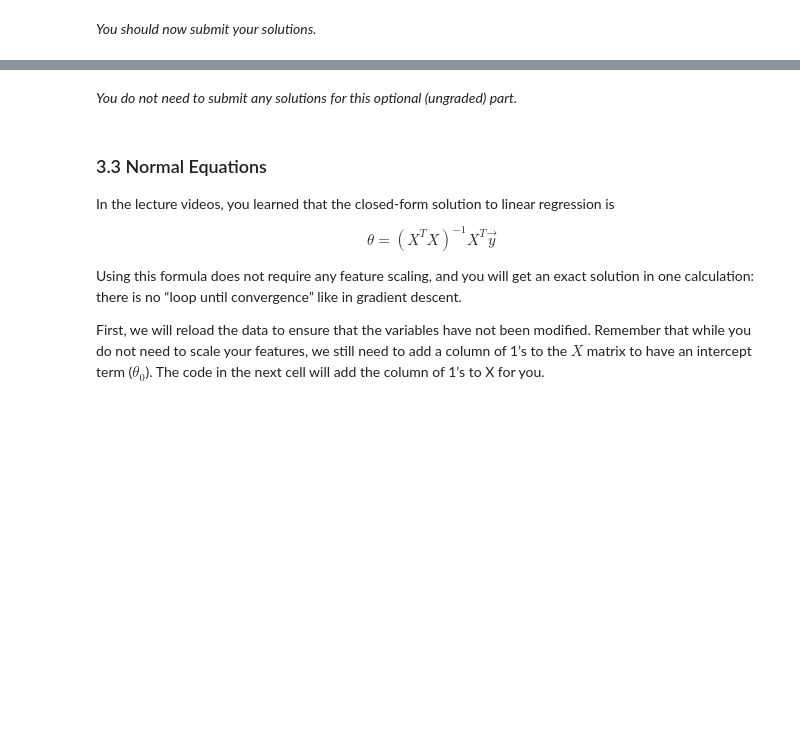
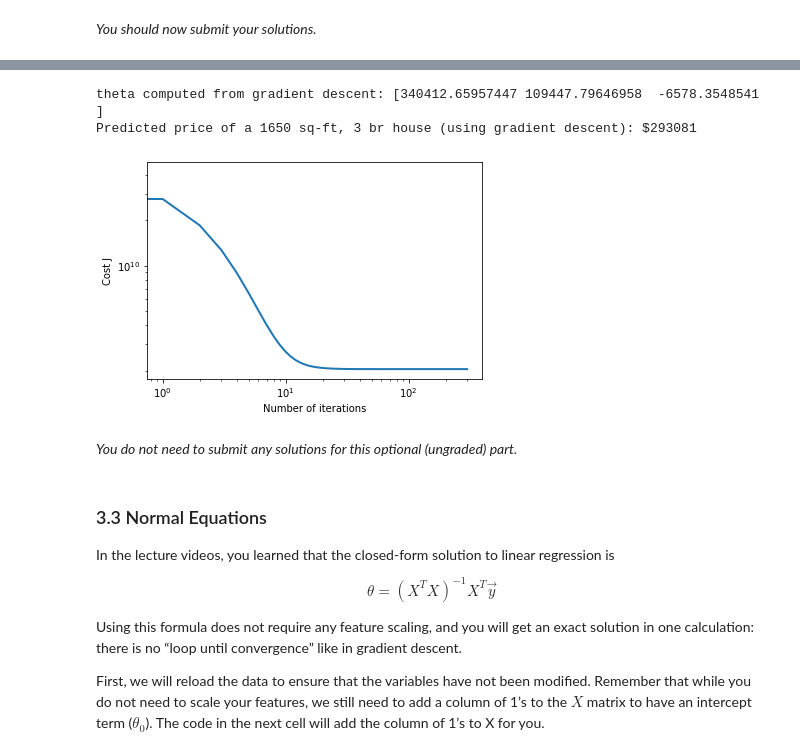
Before and after one commit to SergeiDBykov/ml-coursera-python-assignments, a Jupyter notebook: Exercise1/exercise1.ipynb, the cells around one changed output, grey strips where cells are left out. Saved outputs shown, nothing was run; the diff lists cells and outputs as text; code cells hidden in the pictures; blank space fills up the shorter version.

```diff
--- a/Exercise1/exercise1.ipynb
+++ b/Exercise1/exercise1.ipynb
@@ -386,7 +468,13 @@ def gradientDescent(X, y, theta, alpha, num_iters):
 
     for i in range(num_iters):
         # ==================== YOUR CODE HERE =================================
+        theta0 = theta[0]
+        theta1 = theta[1]
+        model = np.dot(X, np.array([theta0, theta1]))
+        theta0_new = theta0 - alpha*(1/m)*np.sum(model - y)
+        theta1_new = theta1 - alpha*(1/m)*np.sum(X[:,1]*(model - y))
 
+        theta = np.array([theta0_new,theta1_new])
 
         # =====================================================================
 
@@ -570,7 +696,10 @@ def  featureNormalize(X):
     sigma = np.zeros(X.shape[1])
 
     # =========================== YOUR CODE HERE =====================
-
-
+    mu = np.mean(X, axis = 0)
+    sigma = np.std(X, axis = 0)
+    X_norm = (X - mu) / sigma
+    #mu = np.mean(X_norm, axis = 0)
+    #sigma = np.std(X_norm, axis = 0)
     # ================================================================
     return X_norm, mu, sigma
@@ -655,7 +823,8 @@ def computeCostMulti(X, y, theta):
     J = 0
 
     # ======================= YOUR CODE HERE ===========================
-
+    model = np.dot(X, theta)
+    J = 1/(2*m)*np.sum((y - model)**2)
 
     # ==================================================================
     return J
@@ -714,7 +897,9 @@ def gradientDescentMulti(X, y, theta, alpha, num_iters):
 
     for i in range(num_iters):
         # ======================= YOUR CODE HERE ==========================
-
+        model = np.dot(X, theta)
+        theta_new = theta - (alpha / m) * np.dot(model - y, X)
+        theta = theta_new
 
         # =================================================================
 
@@ -772,37 +971,46 @@ alpha and see which one gives you the best result.
 
 Finally, you should complete the code at the end to predict the price
 of a 1650 sq-ft, 3 br house.
 
 Hint
 ----
 At prediction, make sure you do the same feature normalization.
 """
 # Choose some alpha value - change this
-alpha = 0.1
-num_iters = 400
+alpha = 0.2
+num_iters = 300
 
 # init theta and run gradient descent
 theta = np.zeros(3)
 theta, J_history = gradientDescentMulti(X, y, theta, alpha, num_iters)
 
 # Plot the convergence graph
-pyplot.plot(np.arange(len(J_history)), J_history, lw=2)
+pyplot.loglog(np.arange(len(J_history)), J_history, lw=2)
 pyplot.xlabel('Number of iterations')
 pyplot.ylabel('Cost J')
 
 # Display the gradient descent's result
 print('theta computed from gradient descent: {:s}'.format(str(theta)))
 
 # Estimate the price of a 1650 sq-ft, 3 br house
 # ======================= YOUR CODE HERE ===========================
 # Recall that the first column of X is all-ones.
 # Thus, it does not need to be normalized.
+test = [1650, 3]
+test = (test - mu) / sigma
+test = np.append(np.array([1]), test)
+price = np.dot(test, theta)
 
-price = 0   # You should change this
+
+price = np.dot(test, theta)   # You should change this
 
 # ===================================================================
 
 print('Predicted price of a 1650 sq-ft, 3 br house (using gradient descent): ${:.0f}'.format(price))
+# %% [output]
+theta computed from gradient descent: [340412.65957447 109447.79646958  -6578.3548541 ]
+Predicted price of a 1650 sq-ft, 3 br house (using gradient descent): $293081
+[figure, added]
 # %% [markdown]
 *You do not need to submit any solutions for this optional (ungraded) part.*
 # %% [markdown]
```
Also changed, not shown: parts of 28 cells of this notebook, 1 other file.
